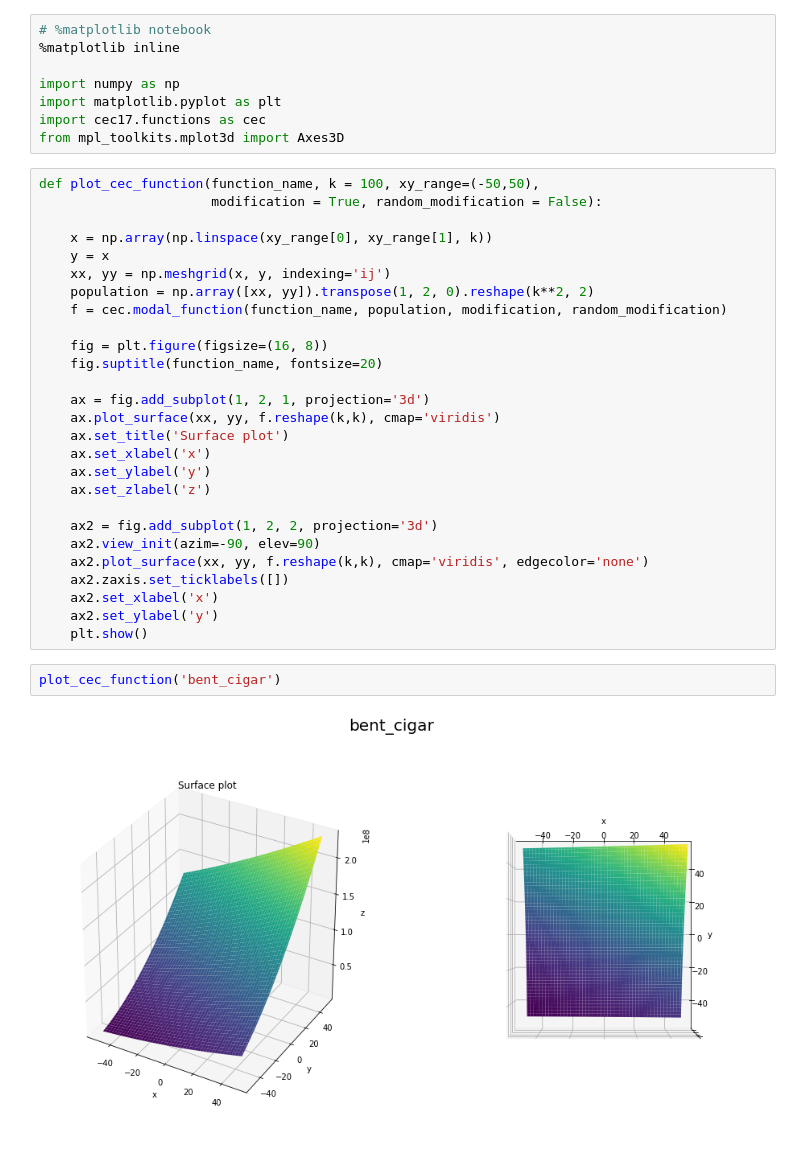
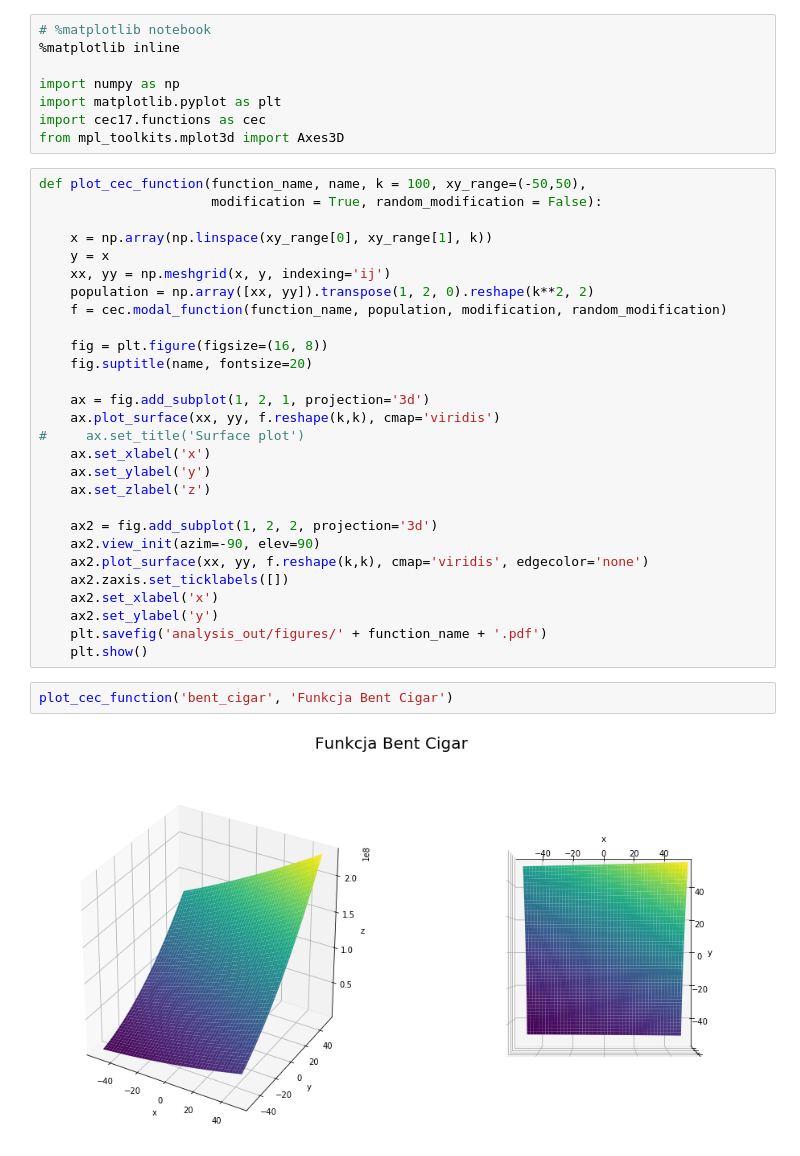
Before and after one commit to adamnapieralski/pszt-evolutionary-cauchy-searching, a Jupyter notebook: cec17_functions.ipynb, the cells around one changed output. Drawn from its saved outputs; the diff is of its cells as text.

```diff
--- a/cec17_functions.ipynb
+++ b/cec17_functions.ipynb
@@ -7,7 +7,7 @@ import matplotlib.pyplot as plt
 import cec17.functions as cec
 from mpl_toolkits.mplot3d import Axes3D
 # %%
-def plot_cec_function(function_name, k = 100, xy_range=(-50,50),
+def plot_cec_function(function_name, name, k = 100, xy_range=(-50,50),
                       modification = True, random_modification = False):
 
     x = np.array(np.linspace(xy_range[0], xy_range[1], k))
@@ -17,11 +17,11 @@ def plot_cec_function(function_name, k = 100, xy_range=(-50,50),
     f = cec.modal_function(function_name, population, modification, random_modification)
 
     fig = plt.figure(figsize=(16, 8))
-    fig.suptitle(function_name, fontsize=20)
+    fig.suptitle(name, fontsize=20)
 
     ax = fig.add_subplot(1, 2, 1, projection='3d')
     ax.plot_surface(xx, yy, f.reshape(k,k), cmap='viridis')
-    ax.set_title('Surface plot')
+#     ax.set_title('Surface plot')
     ax.set_xlabel('x')
     ax.set_ylabel('y')
     ax.set_zlabel('z')
@@ -32,9 +32,10 @@ def plot_cec_function(function_name, k = 100, xy_range=(-50,50),
     ax2.zaxis.set_ticklabels([])
     ax2.set_xlabel('x')
     ax2.set_ylabel('y')
+    plt.savefig('analysis_out/figures/' + function_name + '.pdf')
     plt.show()
 # %%
-plot_cec_function('bent_cigar')
+plot_cec_function('bent_cigar', 'Funkcja Bent Cigar')
 # %% [output]
-[figure, old version]
+[figure, new version]
 # %%
```
Also changed, not shown: parts of 10 cells of this notebook, 22 other files.
